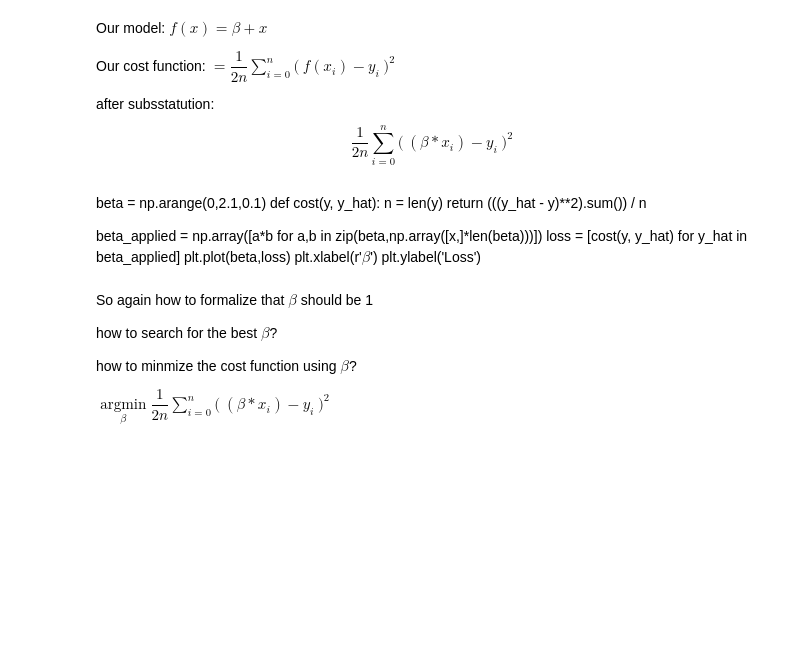
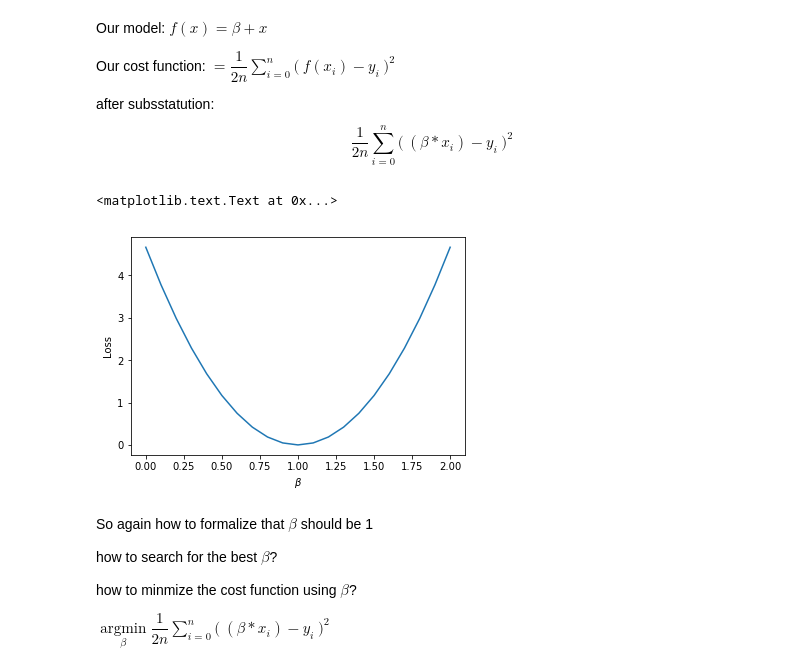
Before and after one commit to ahmedanis03/IntroMLandDL, a Jupyter notebook: Machine Learning intro.ipynb, the cells around one changed output. Drawn from its saved outputs; the diff is of its cells as text; code cells hidden in the pictures; blank space fills up the shorter version.

```diff
--- a/Machine Learning intro.ipynb
+++ b/Machine Learning intro.ipynb
@@ -77,17 +77,20 @@ Our model: $ f(x) = \beta + x $
 Our cost function: $ = \dfrac{1}{2n} \sum_{i = 0}^n \big(\ f(x_i) - y_i \ \big) ^ 2 $
 
 after subsstatution: $$ \dfrac{1}{2n} \sum_{i = 0}^n \big(\ (\beta * x_i) - y_i \ \big) ^ 2 $$
-# %% [markdown]
-beta = np.arange(0,2.1,0.1)
-def cost(y, y_hat):
-    n = len(y)
-    return (((y_hat - y)**2).sum()) / n
-
-beta_applied = np.array([a*b for a,b in zip(beta,np.array([x,]*len(beta)))])
-loss = [cost(y, y_hat) for y_hat in beta_applied]
-plt.plot(beta,loss)
-plt.xlabel(r'$\beta$')
-plt.ylabel('Loss')
+# %%
+beta = np.arange(0,2.1,0.1)
+def cost(y, y_hat):
+    n = len(y)
+    return (((y_hat - y)**2).sum()) / n
+
+beta_applied = np.array([a*b for a,b in zip(beta,np.array([x,]*len(beta)))])
+loss = [cost(y, y_hat) for y_hat in beta_applied]
+plt.plot(beta,loss)
+plt.xlabel(r'$\beta$')
+plt.ylabel('Loss')
+# %% [output]
+<matplotlib.text.Text at 0x...>
+[figure, added]
 # %% [markdown]
 So again how to formalize that $\beta$ should be 1
 
```
Also changed, not shown: parts of 1 cell of this notebook, 1 other file.
